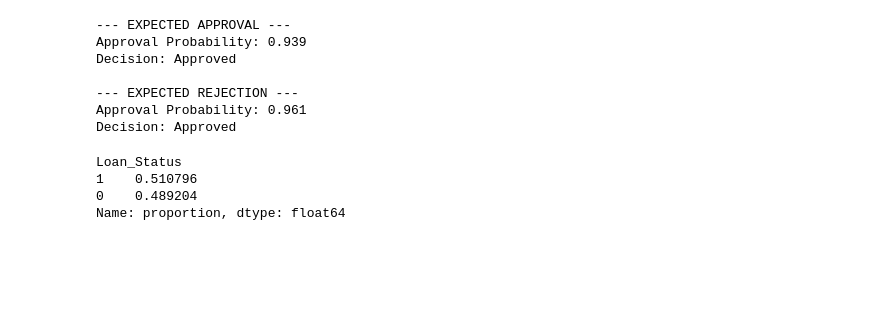
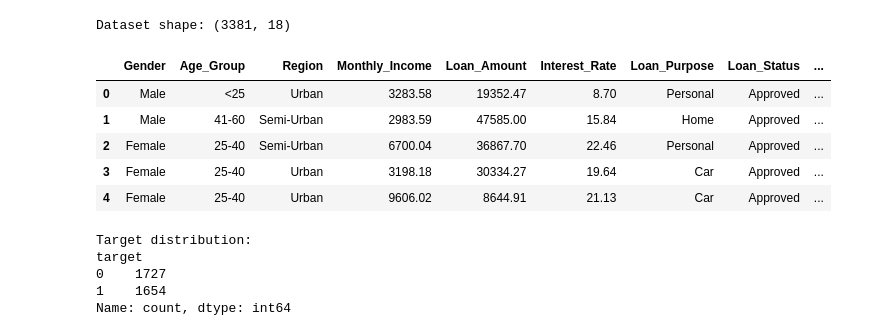
Before and after one commit to Adityas234/LOAN_APPROVAL_AI_AGENT, a Jupyter notebook: backend/train_model2.ipynb, the cells around one changed output. Cells and saved outputs as stored; diff of their text form; code cells hidden in the pictures; blank space fills up the shorter version.

Commit message:
Training model again

```diff
--- a/backend/train_model2.ipynb
+++ b/backend/train_model2.ipynb
@@ -268,29 +0,0 @@ reject_case = {
-# %%
-def test_case(label, data):
-    X = preprocess_input_notebook(data)
-    prob = model.predict_proba(X)[0][1]
-    decision = "Approved" if prob >= 0.6 else "Rejected"
-
-    print(f"\n--- {label} ---")
-    print("Approval Probability:", round(prob, 3))
-    print("Decision:", decision)
-
-# Run tests
-test_case("EXPECTED APPROVAL", approve_case)
-test_case("EXPECTED REJECTION", reject_case)
-# %% [output]
---- EXPECTED APPROVAL ---
-Approval Probability: 0.939
-Decision: Approved
-
---- EXPECTED REJECTION ---
-Approval Probability: 0.961
-Decision: Approved
-# %%
-# Check class distribution
-print(y.value_counts(normalize=True))
-# %% [output]
-Loan_Status
-1    0.510796
-0    0.489204
-Name: proportion, dtype: float64
@@ -296,0 +11,41 @@ Name: proportion, dtype: float64
+# %%
+DATA_PATH = "app/data/FINAL_Balanced_Behavioral_Loan_Risk_Dataset(I).csv"
+
+df = pd.read_csv(DATA_PATH)
+print("Dataset shape:", df.shape)
+# %% [output]
+Dataset shape: (3381, 18)
+# %%
+# Drop non-predictive identifier
+if "Customer_ID" in df.columns:
+    df = df.drop(columns=["Customer_ID"])
+# %%
+df.head()
+# %% [output]
+|  | Gender | Age_Group | Region | Monthly_Income | Loan_Amount | Interest_Rate | Loan_Purpose | Loan_Status | ... |
+| 0 | Male | <25 | Urban | 3283.58 | 19352.47 | 8.70 | Personal | Approved | ... |
+| 1 | Male | 41-60 | Semi-Urban | 2983.59 | 47585.00 | 15.84 | Home | Approved | ... |
+| 2 | Female | 25-40 | Semi-Urban | 6700.04 | 36867.70 | 22.46 | Personal | Approved | ... |
+| 3 | Female | 25-40 | Urban | 3198.18 | 30334.27 | 19.64 | Car | Approved | ... |
+| 4 | Female | 25-40 | Urban | 9606.02 | 8644.91 | 21.13 | Car | Approved | ... |
+# %%
+df = df.dropna(subset=["Loan_Status"])
+
+df["Loan_Status"] = df["Loan_Status"].str.strip().str.lower()
+
+# 1 = BAD (Rejected / Defaulted)
+# 0 = GOOD (Approved)
+df["target"] = df["Loan_Status"].map({
+    "approved": 0,
+    "rejected": 1,
+    "defaulted": 1
+})
+
+print("Target distribution:")
+print(df["target"].value_counts())
+# %% [output]
+Target distribution:
+target
+0    1727
+1    1654
+Name: count, dtype: int64
```
Also changed, not shown: parts of 36 cells of this notebook.
